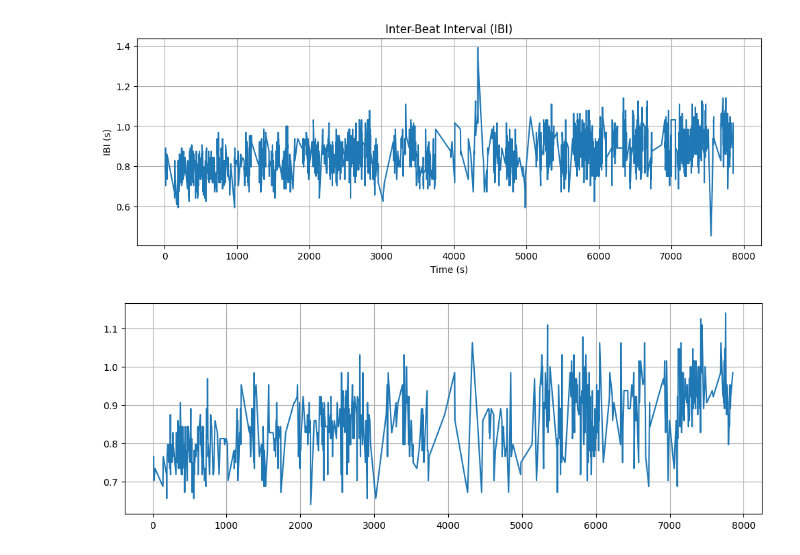
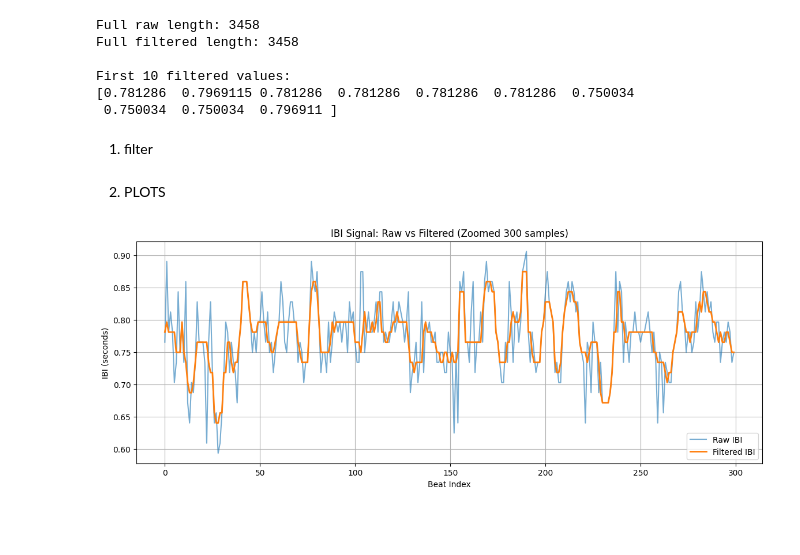
Before and after one commit to somyaupadhyay12/Stress-Detection-System, a Jupyter notebook: ibi_filter.ipynb, the cells around one changed output. Saved outputs shown, nothing was run; the diff lists cells and outputs as text; code cells hidden in the pictures; blank space fills up the shorter version.

```diff
--- a/ibi_filter.ipynb
+++ b/ibi_filter.ipynb
@@ -47,0 +67,6 @@ Max IBI: 1.390689
+# %%
+df_clean = df_clean.sort_values("timestamp").reset_index(drop=True)
+
+ibi = df_clean["ibi"].values
+
+print(ibi[:10])
@@ -48,27 +156,59 @@ Max IBI: 1.390689
+# %%
+import pandas as pd
+
+# full cleaned signal
+ibi_full = ibi_interp.values
+
+# median filter on full signal
+ibi_full_filtered = pd.Series(ibi_full).rolling(
+    window=5, center=True, min_periods=1
+).median().values
+
+print("Full raw length:", len(ibi_full))
+print("Full filtered length:", len(ibi_full_filtered))
+
+print("\nFirst 10 filtered values:")
+print(ibi_full_filtered[:10])
+# %% [output]
+Full raw length: 3458
+Full filtered length: 3458
+
+First 10 filtered values:
+[0.781286  0.7969115 0.781286  0.781286  0.781286  0.781286  0.750034
+ 0.750034  0.750034  0.796911 ]
+# %% [markdown]
+1. filter
+# %%
+import pandas as pd
+import numpy as np
+
+# make sure sorted
+df_clean = df_clean.sort_values("timestamp").reset_index(drop=True)
+
+raw_ibi = df_clean["ibi"].values
+
+# interpolation (safe for full signal)
+ibi_interp = pd.Series(raw_ibi).interpolate().bfill().ffill().values
+
+# median filter
+ibi_filtered = pd.Series(ibi_interp).rolling(
+    window=5, center=True, min_periods=1
+).median().values
+# %% [markdown]
+2. PLOTS
 # %%
 import matplotlib.pyplot as plt
 
-plt.figure(figsize=(12,4))
+plt.figure(figsize=(14,5))
 
-plt.plot(ibi_times, ibi_values)
+plt.plot(raw_ibi[:300], label="Raw IBI", alpha=0.6)
+plt.plot(ibi_filtered[:300], label="Filtered IBI", linewidth=2)
 
-plt.title("Inter-Beat Interval (IBI)")
-plt.xlabel("Time (s)")
-plt.ylabel("IBI (s)")
-plt.grid(True)
-
+plt.title("IBI Signal: Raw vs Filtered (Zoomed 300 samples)")
+plt.xlabel("Beat Index")
+plt.ylabel("IBI (seconds)")
+plt.legend()
+plt.grid()
 plt.show()
 # %% [output]
-[figure, old version]
+[figure, new version]
-# %%
-downsample_factor = 5
-
-ibi_times_ds = ibi_times[::downsample_factor]
-ibi_values_ds = ibi_values[::downsample_factor]
-
-plt.figure(figsize=(12,4))
-plt.plot(ibi_times_ds, ibi_values_ds)
-plt.grid(True)
-plt.show()
-# %% [output]
-[figure, removed]
```
Also changed, not shown: parts of 21 cells of this notebook, 5 other files.
